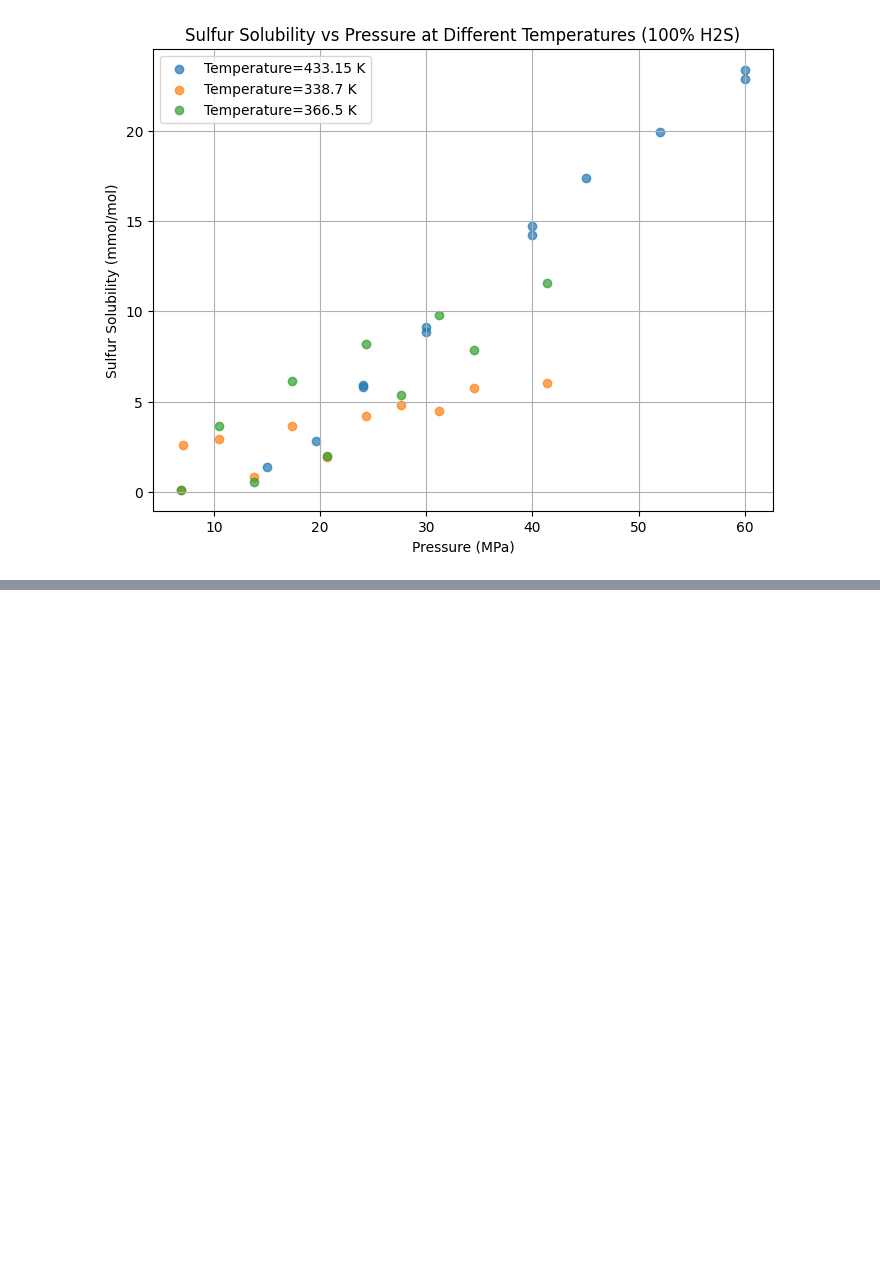
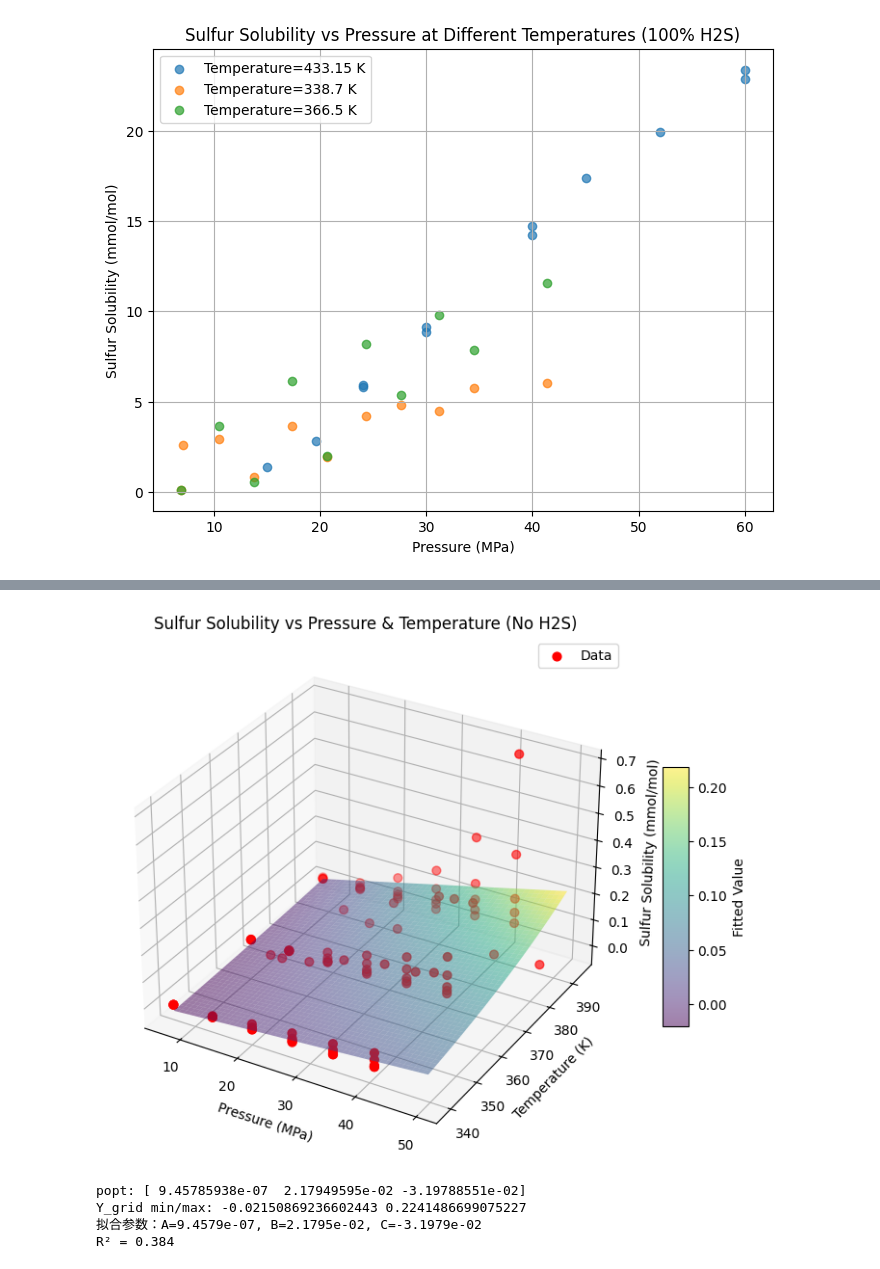
Before and after one commit to Frank-LuHao/Data-Mining-Homework, a Jupyter notebook: final/analysis.ipynb, the cells around one changed output, grey strips where cells are left out. Saved outputs shown, nothing was run; the diff lists cells and outputs as text; code cells hidden in the pictures; blank space fills up the shorter version.

```diff
--- a/final/analysis.ipynb
+++ b/final/analysis.ipynb
@@ -506,0 +731,69 @@ plt.show()
+# %%
+import pandas as pd
+import numpy as np
+import matplotlib.pyplot as plt
+from scipy.optimize import curve_fit
+from sklearn.metrics import r2_score
+from mpl_toolkits.mplot3d import Axes3D
+
+# 读取数据
+df = pd.read_excel(r'e:\New_Project(python)\数据挖掘\data\cleaned_data_with_gastype.xlsx')
+
+# 只保留无H2S气体
+no_h2s_labels = ['CO2', 'CH4', 'CH4+CO2']
+df_no_h2s = df[df['气体种类标签'].isin(no_h2s_labels)].copy()
+
+# 不筛选温度，直接用全部无H2S数据
+df_no_h2s_temp = df_no_h2s[
+    (df_no_h2s['硫溶解度(mmol/mol)'] > 1e-6) &
+    (~df_no_h2s['硫溶解度(mmol/mol)'].isna()) &
+    (~df_no_h2s['压力（MPa）'].isna()) &
+    (~df_no_h2s['温度（K）'].isna())
+]
+
+def model_func(X, A, B, C):
+    P, T = X
+    return A * P * np.exp(B * T) + C
+
+P = df_no_h2s_temp['压力（MPa）'].values
+T = df_no_h2s_temp['温度（K）'].values
+Y = df_no_h2s_temp['硫溶解度(mmol/mol)'].values
+
+try:
+    popt, pcov = curve_fit(model_func, (P, T), Y, p0=[1e-4, 0.01, 0])
+except RuntimeError:
+    print("拟合失败，请检查数据！")
+    popt = [np.nan, np.nan, np.nan]
+
+A, B, C = popt
+
+Y_pred = model_func((P, T), *popt)
+r2 = r2_score(Y, Y_pred)
+
+P_range = np.linspace(P.min(), P.max(), 50)
+T_range = np.linspace(T.min(), T.max(), 50)
+P_grid, T_grid = np.meshgrid(P_range, T_range)
+Y_grid = model_func((P_grid, T_grid), *popt)
+
+fig = plt.figure(figsize=(10,7))
+ax = fig.add_subplot(111, projection='3d')
+surf = ax.plot_surface(P_grid, T_grid, Y_grid, cmap='viridis', alpha=0.5, edgecolor='none')
+ax.scatter(P, T, Y, color='red', label='Data', s=40)
+ax.set_xlabel('Pressure (MPa)')
+ax.set_ylabel('Temperature (K)')
+ax.set_zlabel('Sulfur Solubility (mmol/mol)')
+ax.set_title('Sulfur Solubility vs Pressure & Temperature (No H2S)')
+fig.colorbar(surf, ax=ax, shrink=0.5, aspect=10, label='Fitted Value')
+ax.legend()
+plt.show()
+
+print("popt:", popt)
+print("Y_grid min/max:", np.nanmin(Y_grid), np.nanmax(Y_grid))
+print(f"拟合参数：A={A:.4e}, B={B:.4e}, C={C:.4e}")
+print(f"R² = {r2:.3f}")
+# %% [output]
+[figure, added]
+popt: [ 9.45785938e-07  2.17949595e-02 -3.19788551e-02]
+Y_grid min/max: -0.02150869236602443 0.2241486699075227
+拟合参数：A=9.4579e-07, B=2.1795e-02, C=-3.1979e-02
+R² = 0.384
```
Also changed, not shown: parts of 21 cells of this notebook, 8 other files.
